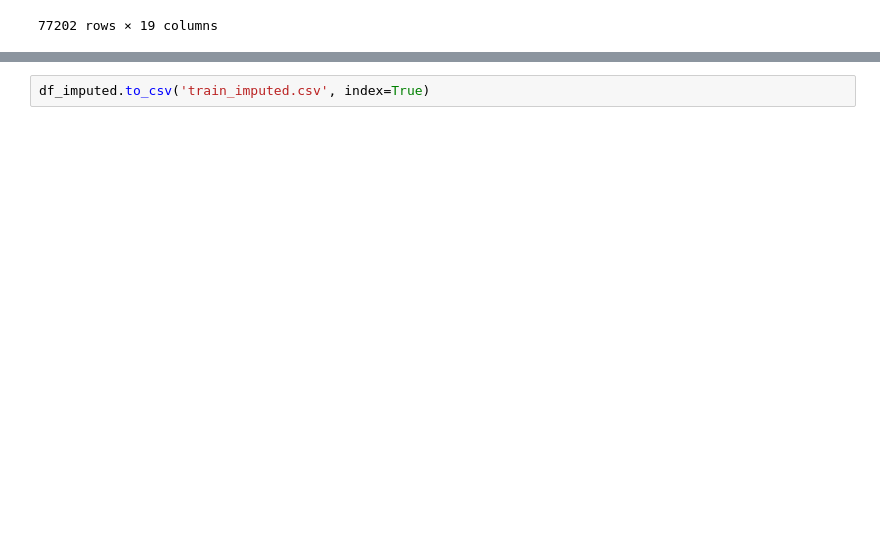
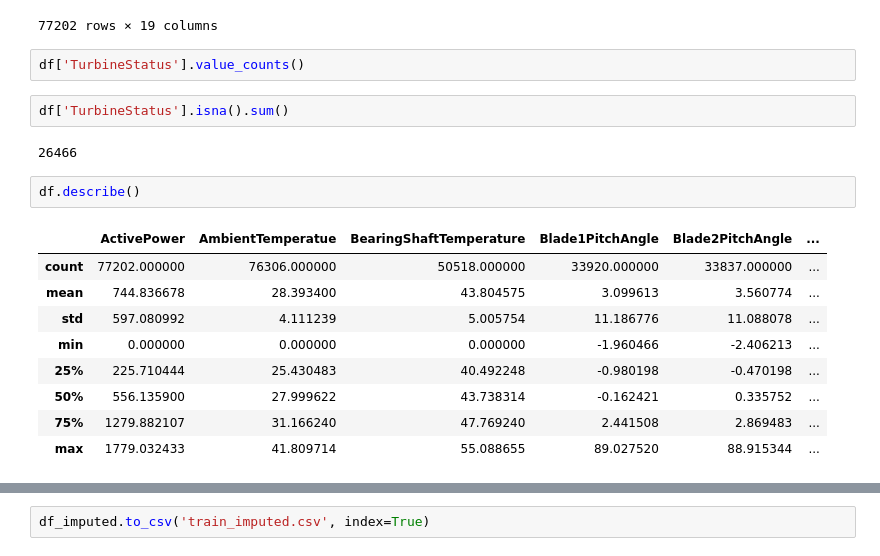
Before and after one commit to ynaung24/power-generation-forecasting, a Jupyter notebook: eda.ipynb, the cells around one changed output, grey strips where cells are left out. Cells and saved outputs as stored; diff of their text form; blank space fills up the shorter version.

```diff
--- a/eda.ipynb
+++ b/eda.ipynb
@@ -23,6 +23,24 @@ df
 | 2020-03-15 23:40:00+00:00 | 342.942216 | 23.310323 | 43.169442 | -0.955621 | -0.516466 | ... |
 | 2020-03-15 23:50:00+00:00 | 374.401860 | 23.297918 | 43.050359 | -0.997635 | -0.557849 | ... |
 77202 rows × 19 columns
+# %%
+df['TurbineStatus'].value_counts()
+# %%
+df['TurbineStatus'].isna().sum()
+# %% [output]
+26466
+# %%
+df.describe()
+# %% [output]
+|  | ActivePower | AmbientTemperatue | BearingShaftTemperature | Blade1PitchAngle | Blade2PitchAngle | ... |
+| count | 77202.000000 | 76306.000000 | 50518.000000 | 33920.000000 | 33837.000000 | ... |
+| mean | 744.836678 | 28.393400 | 43.804575 | 3.099613 | 3.560774 | ... |
+| std | 597.080992 | 4.111239 | 5.005754 | 11.186776 | 11.088078 | ... |
+| min | 0.000000 | 0.000000 | 0.000000 | -1.960466 | -2.406213 | ... |
+| 25% | 225.710444 | 25.430483 | 40.492248 | -0.980198 | -0.470198 | ... |
+| 50% | 556.135900 | 27.999622 | 43.738314 | -0.162421 | 0.335752 | ... |
+| 75% | 1279.882107 | 31.166240 | 47.769240 | 2.441508 | 2.869483 | ... |
+| max | 1779.032433 | 41.809714 | 55.088655 | 89.027520 | 88.915344 | ... |
 # %%
 df.isna().sum()
 # %% [output]
```
Also changed, not shown: parts of 5 cells of this notebook, 3 other files.
